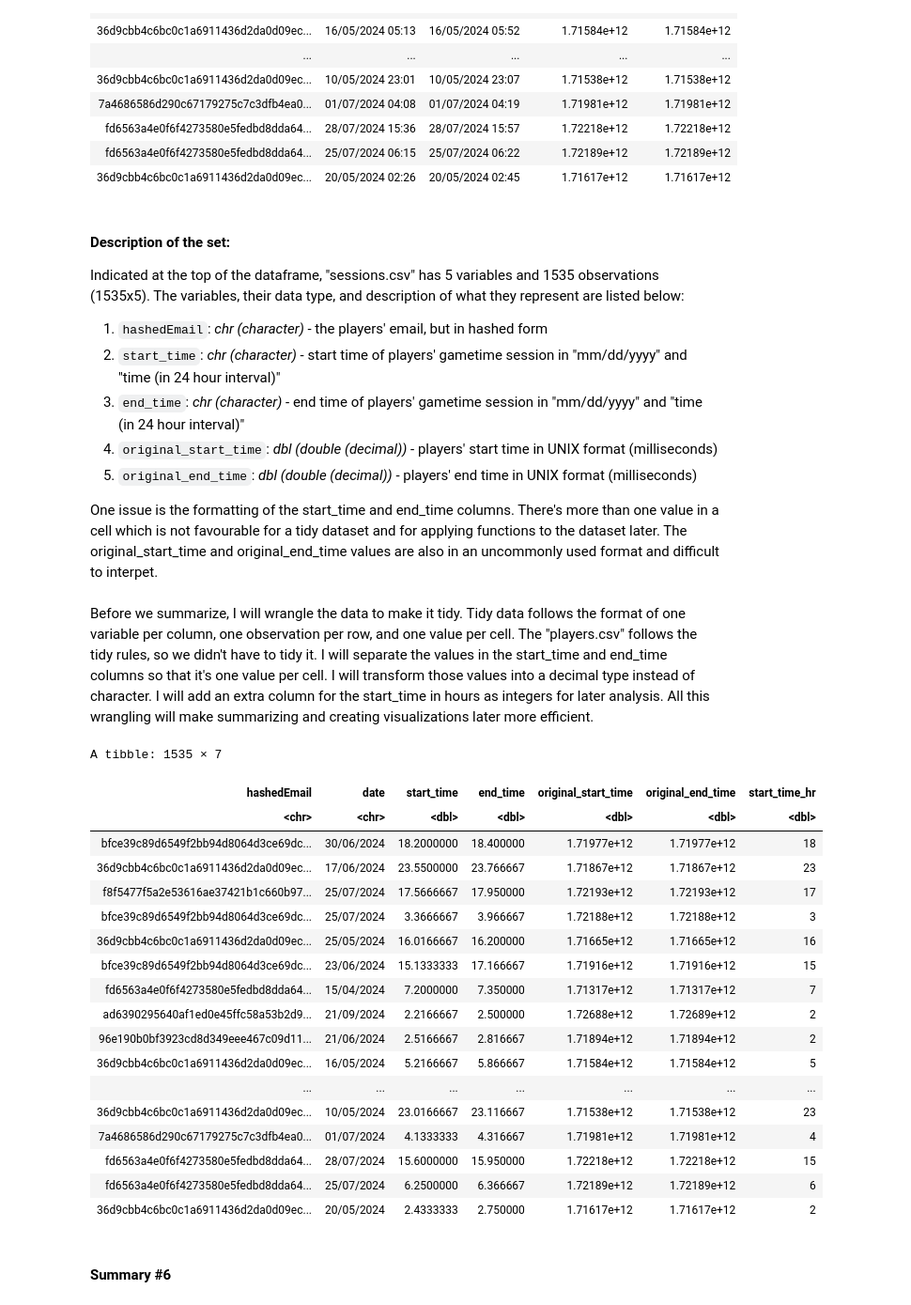
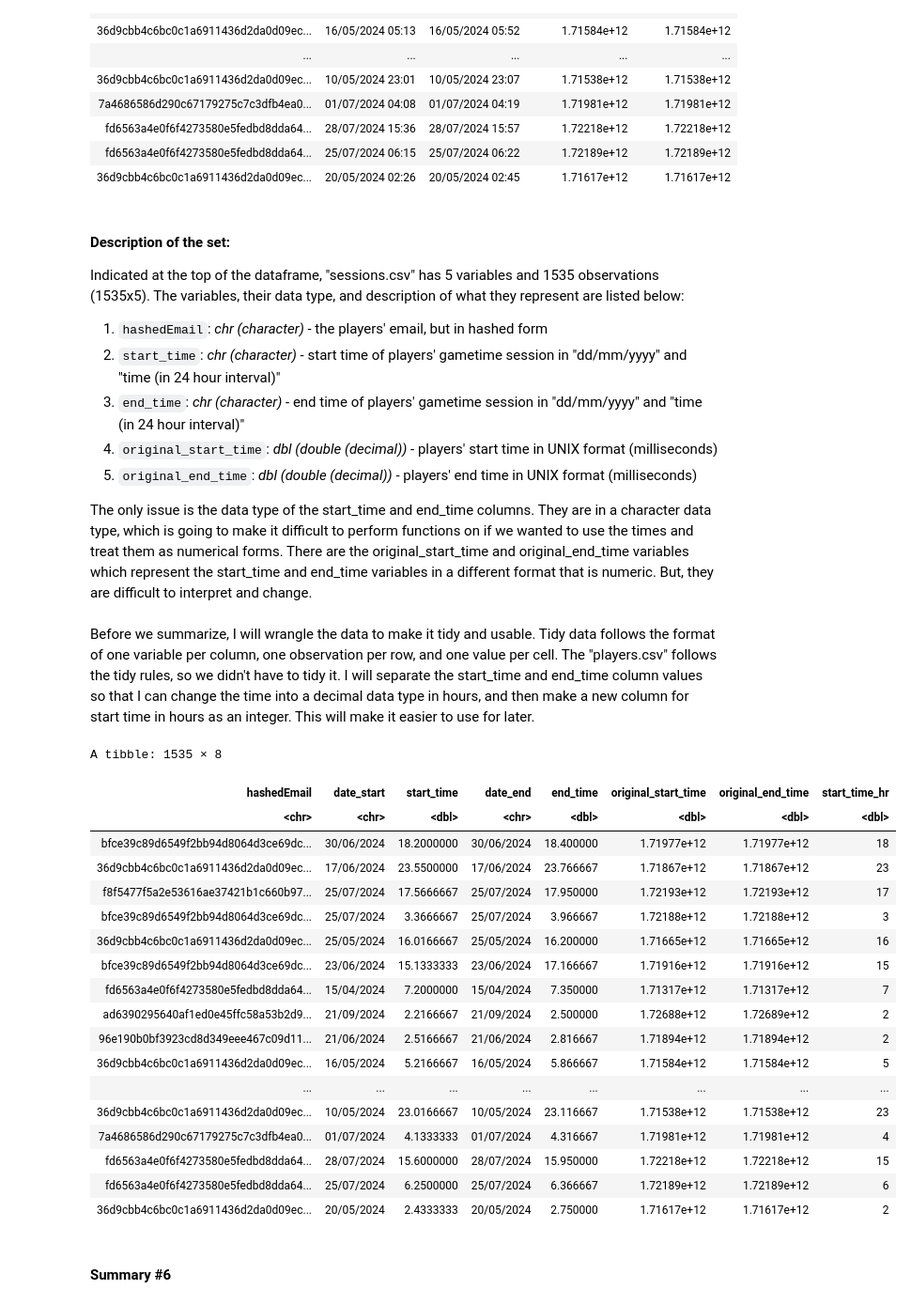
Before and after one commit to tchan0717/dsci-100-2025w1-group-36, a Jupyter notebook: plaicraft_project.ipynb, the cells around one changed output. Shown at 94% size. Cells and saved outputs as stored; diff of their text form; code cells hidden in the pictures.

```diff
--- a/plaicraft_project.ipynb
+++ b/plaicraft_project.ipynb
@@ -247,49 +246,49 @@ A spec_tbl_df: 1535 × 5
 #### Description of the set:
 Indicated at the top of the dataframe, "sessions.csv" has 5 variables and 1535 observations (1535x5). The variables, their data type, and description of what they represent are listed below:
 1. `hashedEmail`: *chr (character)* - the players' email, but in hashed form
-2. `start_time`: *chr (character)* - start time of players' gametime session in "mm/dd/yyyy" and "time (in 24 hour interval)"
-4. `end_time`: *chr (character)* - end time of players' gametime session in "mm/dd/yyyy" and "time (in 24 hour interval)"
+2. `start_time`: *chr (character)* - start time of players' gametime session in "dd/mm/yyyy" and "time (in 24 hour interval)"
+4. `end_time`: *chr (character)* - end time of players' gametime session in "dd/mm/yyyy" and "time (in 24 hour interval)"
 5. `original_start_time`: *dbl (double (decimal))* - players' start time in UNIX format (milliseconds)
 6. `original_end_time`: *dbl (double (decimal))* - players' end time in UNIX format (milliseconds)
 
 
-One issue is the formatting of the start_time and end_time columns. There's more than one value in a cell which is not favourable for a tidy dataset and for applying functions to the dataset later. The original_start_time and original_end_time values are also in an uncommonly used format and difficult to interpet.
+The only issue is the data type of the start_time and end_time columns. They are in a character data type, which is going to make it difficult to perform functions on if we wanted to use the times and treat them as numerical forms. There are the original_start_time and original_end_time variables which represent the start_time and end_time variables in a different format that is numeric. But, they are difficult to interpret and change.
 \
 \
-Before we summarize, I will wrangle the data to make it tidy. Tidy data follows the format of one variable per column, one observation per row, and one value per cell. The "players.csv" follows the tidy rules, so we didn't have to tidy it. I will separate the values in the start_time and end_time columns so that it's one value per cell. I will transform those values into a decimal type instead of character. I will add an extra column for the start_time in hours as integers for later analysis. All this wrangling will make summarizing and creating visualizations later more efficient.
+Before we summarize, I will wrangle the data to make it tidy and usable. Tidy data follows the format of one variable per column, one observation per row, and one value per cell. The "players.csv" follows the tidy rules, so we didn't have to tidy it. I will separate the start_time and end_time column values so that I can change the time into a decimal data type in hours, and then make a new column for start time in hours as an integer. This will make it easier to use for later.
 # %%
 sessions_data_tidy <- sessions_data |>
-                      separate(end_time,
-                                into = c("date", "end_time"),
+                        separate(end_time,
+                                into = c("date_end", "end_time"),
                                 sep = " ") |>
-                      separate(start_time,
-                                into = c("date", "start_time"),
+                        separate(start_time,
+                                into = c("date_start", "start_time"),
                                 sep = " ") |>
-                       mutate(start_time = as.numeric(hm(start_time))/3600) |> #hm function is from the lubridate R package and extracts the time in seconds
-                       mutate(end_time = as.numeric(hm(end_time))/3600) |> #we devide it by 3600 to get the time in hours
-                       mutate(start_time_hr = as.integer(start_time)) |>
-                       mutate(start_time_hr = start_time_hr %% 24) #%% will divide each value by 24 and output the remainder; we want this so that any 24 hour values = 0 on the 24 hour interval
+                        mutate(start_time = as.numeric(hm(start_time))/3600) |> #hm function is from the lubridate R package and extracts the time in seconds
+                        mutate(end_time = as.numeric(hm(end_time))/3600) |> #we devide it by 3600 to get the time in hours
+                        mutate(start_time_hr = as.integer(start_time)) |>
+                        mutate(start_time_hr = start_time_hr %% 24) #%% will divide each value by 24 and output the remainder; we want this so that any 24 hour values = 0 on the 24 hour interval
 sessions_data_tidy
 # %% [output]
-A tibble: 1535 × 7
+A tibble: 1535 × 8
-| hashedEmail | date | start_time | end_time | original_start_time | original_end_time | start_time_hr |
-| <chr> | <chr> | <dbl> | <dbl> | <dbl> | <dbl> | <dbl> |
-| bfce39c89d6549f2bb94d8064d3ce69dc... | 30/06/2024 | 18.2000000 | 18.400000 | 1.71977e+12 | 1.71977e+12 | 18 |
-| 36d9cbb4c6bc0c1a6911436d2da0d09ec... | 17/06/2024 | 23.5500000 | 23.766667 | 1.71867e+12 | 1.71867e+12 | 23 |
-| f8f5477f5a2e53616ae37421b1c660b97... | 25/07/2024 | 17.5666667 | 17.950000 | 1.72193e+12 | 1.72193e+12 | 17 |
-| bfce39c89d6549f2bb94d8064d3ce69dc... | 25/07/2024 | 3.3666667 | 3.966667 | 1.72188e+12 | 1.72188e+12 | 3 |
-| 36d9cbb4c6bc0c1a6911436d2da0d09ec... | 25/05/2024 | 16.0166667 | 16.200000 | 1.71665e+12 | 1.71665e+12 | 16 |
-| bfce39c89d6549f2bb94d8064d3ce69dc... | 23/06/2024 | 15.1333333 | 17.166667 | 1.71916e+12 | 1.71916e+12 | 15 |
-| fd6563a4e0f6f4273580e5fedbd8dda64... | 15/04/2024 | 7.2000000 | 7.350000 | 1.71317e+12 | 1.71317e+12 | 7 |
-| ad6390295640af1ed0e45ffc58a53b2d9... | 21/09/2024 | 2.2166667 | 2.500000 | 1.72688e+12 | 1.72689e+12 | 2 |
-| 96e190b0bf3923cd8d349eee467c09d11... | 21/06/2024 | 2.5166667 | 2.816667 | 1.71894e+12 | 1.71894e+12 | 2 |
-| 36d9cbb4c6bc0c1a6911436d2da0d09ec... | 16/05/2024 | 5.2166667 | 5.866667 | 1.71584e+12 | 1.71584e+12 | 5 |
-| ... | ... | ... | ... | ... | ... | ... |
-| 36d9cbb4c6bc0c1a6911436d2da0d09ec... | 10/05/2024 | 23.0166667 | 23.116667 | 1.71538e+12 | 1.71538e+12 | 23 |
-| 7a4686586d290c67179275c7c3dfb4ea0... | 01/07/2024 | 4.1333333 | 4.316667 | 1.71981e+12 | 1.71981e+12 | 4 |
-| fd6563a4e0f6f4273580e5fedbd8dda64... | 28/07/2024 | 15.6000000 | 15.950000 | 1.72218e+12 | 1.72218e+12 | 15 |
-| fd6563a4e0f6f4273580e5fedbd8dda64... | 25/07/2024 | 6.2500000 | 6.366667 | 1.72189e+12 | 1.72189e+12 | 6 |
-| 36d9cbb4c6bc0c1a6911436d2da0d09ec... | 20/05/2024 | 2.4333333 | 2.750000 | 1.71617e+12 | 1.71617e+12 | 2 |
+| hashedEmail | date_start | start_time | date_end | end_time | original_start_time | original_end_time | start_time_hr |
+| <chr> | <chr> | <dbl> | <chr> | <dbl> | <dbl> | <dbl> | <dbl> |
+| bfce39c89d6549f2bb94d8064d3ce69dc... | 30/06/2024 | 18.2000000 | 30/06/2024 | 18.400000 | 1.71977e+12 | 1.71977e+12 | 18 |
+| 36d9cbb4c6bc0c1a6911436d2da0d09ec... | 17/06/2024 | 23.5500000 | 17/06/2024 | 23.766667 | 1.71867e+12 | 1.71867e+12 | 23 |
+| f8f5477f5a2e53616ae37421b1c660b97... | 25/07/2024 | 17.5666667 | 25/07/2024 | 17.950000 | 1.72193e+12 | 1.72193e+12 | 17 |
+| bfce39c89d6549f2bb94d8064d3ce69dc... | 25/07/2024 | 3.3666667 | 25/07/2024 | 3.966667 | 1.72188e+12 | 1.72188e+12 | 3 |
+| 36d9cbb4c6bc0c1a6911436d2da0d09ec... | 25/05/2024 | 16.0166667 | 25/05/2024 | 16.200000 | 1.71665e+12 | 1.71665e+12 | 16 |
+| bfce39c89d6549f2bb94d8064d3ce69dc... | 23/06/2024 | 15.1333333 | 23/06/2024 | 17.166667 | 1.71916e+12 | 1.71916e+12 | 15 |
+| fd6563a4e0f6f4273580e5fedbd8dda64... | 15/04/2024 | 7.2000000 | 15/04/2024 | 7.350000 | 1.71317e+12 | 1.71317e+12 | 7 |
+| ad6390295640af1ed0e45ffc58a53b2d9... | 21/09/2024 | 2.2166667 | 21/09/2024 | 2.500000 | 1.72688e+12 | 1.72689e+12 | 2 |
+| 96e190b0bf3923cd8d349eee467c09d11... | 21/06/2024 | 2.5166667 | 21/06/2024 | 2.816667 | 1.71894e+12 | 1.71894e+12 | 2 |
+| 36d9cbb4c6bc0c1a6911436d2da0d09ec... | 16/05/2024 | 5.2166667 | 16/05/2024 | 5.866667 | 1.71584e+12 | 1.71584e+12 | 5 |
+| ... | ... | ... | ... | ... | ... | ... | ... |
+| 36d9cbb4c6bc0c1a6911436d2da0d09ec... | 10/05/2024 | 23.0166667 | 10/05/2024 | 23.116667 | 1.71538e+12 | 1.71538e+12 | 23 |
+| 7a4686586d290c67179275c7c3dfb4ea0... | 01/07/2024 | 4.1333333 | 01/07/2024 | 4.316667 | 1.71981e+12 | 1.71981e+12 | 4 |
+| fd6563a4e0f6f4273580e5fedbd8dda64... | 28/07/2024 | 15.6000000 | 28/07/2024 | 15.950000 | 1.72218e+12 | 1.72218e+12 | 15 |
+| fd6563a4e0f6f4273580e5fedbd8dda64... | 25/07/2024 | 6.2500000 | 25/07/2024 | 6.366667 | 1.72189e+12 | 1.72189e+12 | 6 |
+| 36d9cbb4c6bc0c1a6911436d2da0d09ec... | 20/05/2024 | 2.4333333 | 20/05/2024 | 2.750000 | 1.71617e+12 | 1.71617e+12 | 2 |
 # %% [markdown]
 #### Summary #6
 # %%
```
Also changed, not shown: parts of 8 cells of this notebook.
